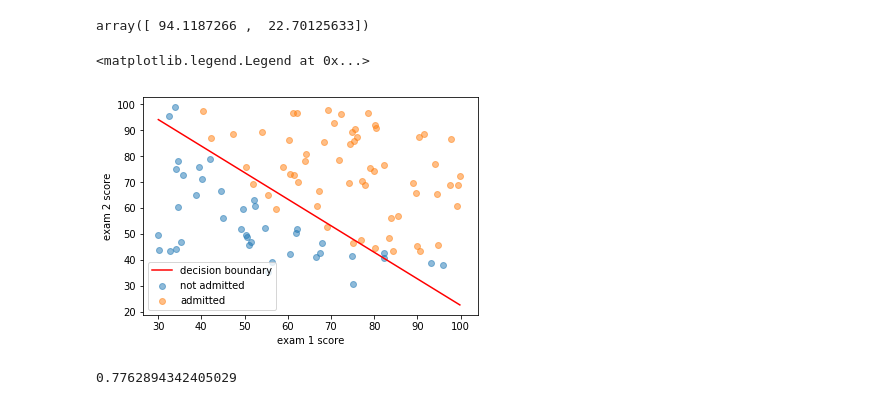
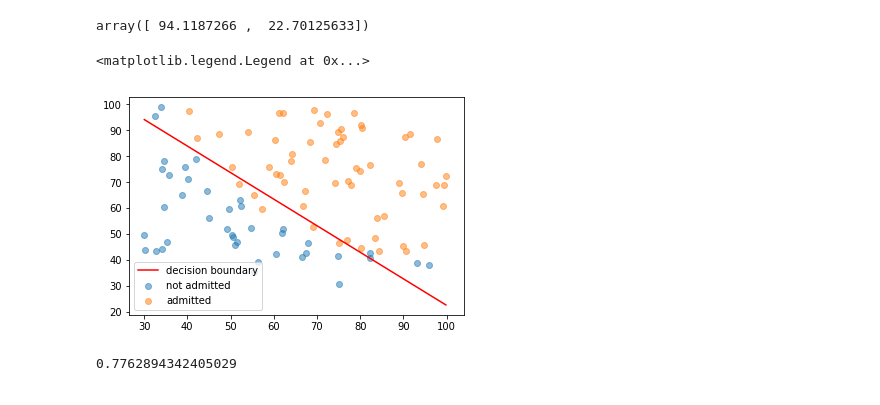
Before and after one commit to podondra/bt-spectraldl, a Jupyter notebook: notebooks/logistic-regression.ipynb, the cells around one changed output. Cells and saved outputs as stored; diff of their text form; code cells hidden in the pictures.

```diff
--- a/notebooks/logistic-regression.ipynb
+++ b/notebooks/logistic-regression.ipynb
@@ -74,10 +74,10 @@ data.shape
 raw_X = data[:, 0:2]
 y = data[:, 2]
 # %%
-def plot_data(X, y):
+def plot_data(X, y, label1, label2):
     exam_1 = X[:, 0]
     exam_2 = X[:, 1]
-    for i in [(0, 'not admitted'), (1, 'admitted')]:
+    for i in [(0, label1), (1, label2)]:
         index = y == i[0]
         plt.scatter(
             exam_1[index],
@@ -85,7 +85,3 @@ def plot_data(X, y):
             label=i[1],
             alpha=0.5
         )
-    plt.legend()
-    plt.xlabel('exam 1 score')
-    plt.ylabel('exam 2 score')
-plot_data(raw_X, y)
@@ -172,12 +174,12 @@ plot_y
 # %% [output]
 array([ 94.1187266 ,  22.70125633])
 # %%
-plot_data(raw_X, y)
+plot_data(raw_X, y, 'not admitted', 'admitted')
 plt.plot(plot_x, plot_y, c='r', label='decision boundary')
 plt.legend()
 # %% [output]
 <matplotlib.legend.Legend at 0x...>
-[figure, old version]
+[figure, new version]
 # %%
 sigmoid(np.array([1, 45, 85]).dot(theta))
 # %% [output]
```
Also changed, not shown: parts of 22 cells of this notebook, 1 other file.
